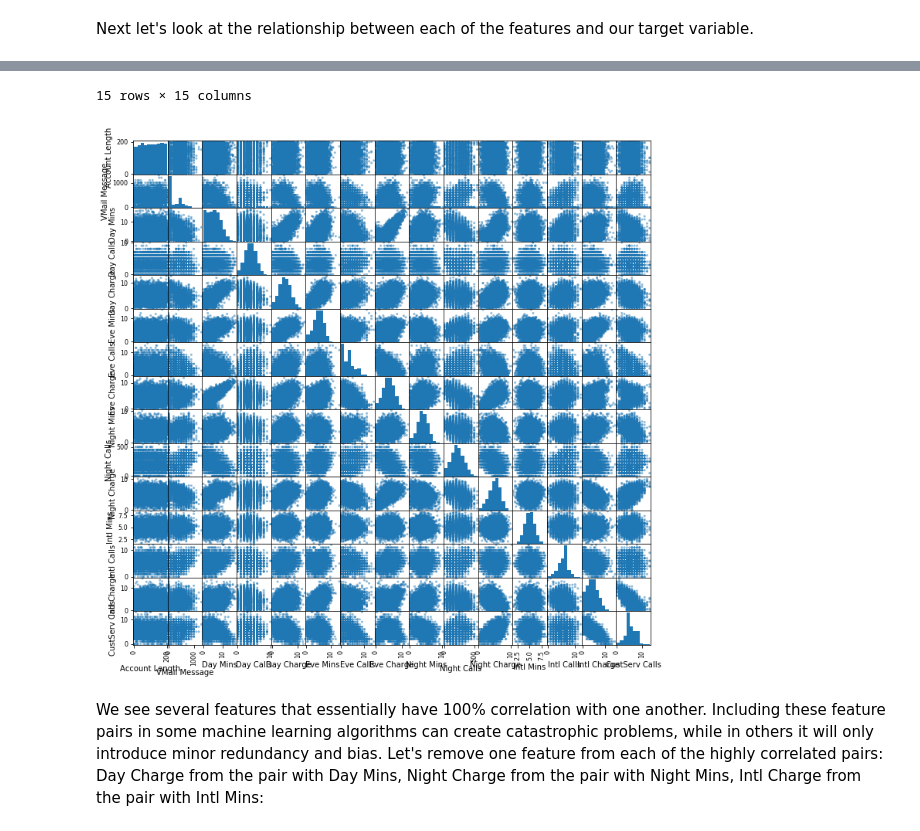
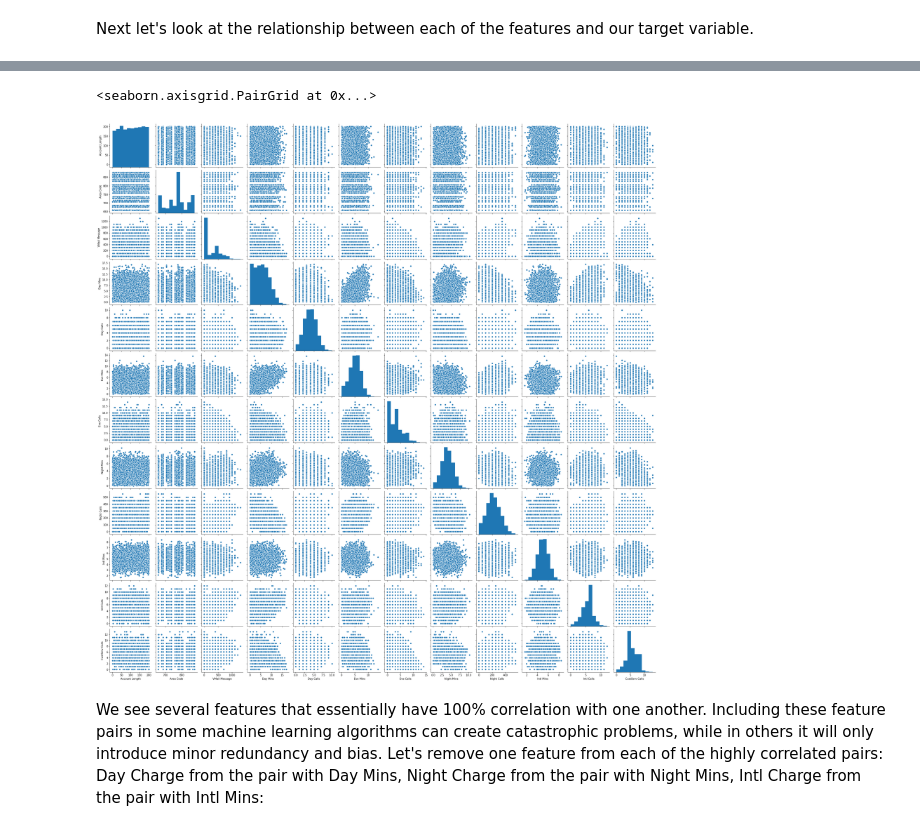
Before and after one commit to alitak-aws/sagemaker-workshop, a Jupyter notebook: xgboost_customer_churn_SDK-1.ipynb, the cells around one changed output, grey strips where cells are left out. Saved outputs shown, nothing was run; the diff lists cells and outputs as text; code cells hidden in the pictures.

```diff
--- a/xgboost_customer_churn_SDK-1.ipynb
+++ b/xgboost_customer_churn_SDK-1.ipynb
@@ -232,5 +244,7 @@ Day Mins
 # %%
-display(churn.corr())
-pd.plotting.scatter_matrix(churn, figsize=(12, 12))
-plt.show()
+# display(churn.corr())
+# pd.plotting.scatter_matrix(churn, figsize=(12, 12))
+# plt.show()
+
+sns.pairplot(churn)
 # %% [output]
@@ -245,5 +251,5 @@ plt.show()
-15 rows × 15 columns
+<seaborn.axisgrid.PairGrid at 0x...>
-[figure, old version]
+[figure, new version]
 # %% [markdown]
 We see several features that essentially have 100% correlation with one another.  Including these feature pairs in some machine learning algorithms can create catastrophic problems, while in others it will only introduce minor redundancy and bias.  Let's remove one feature from each of the highly correlated pairs: Day Charge from the pair with Day Mins, Night Charge from the pair with Night Mins, Intl Charge from the pair with Intl Mins:
 # %%
```
Also changed, not shown: parts of 11 cells of this notebook.
